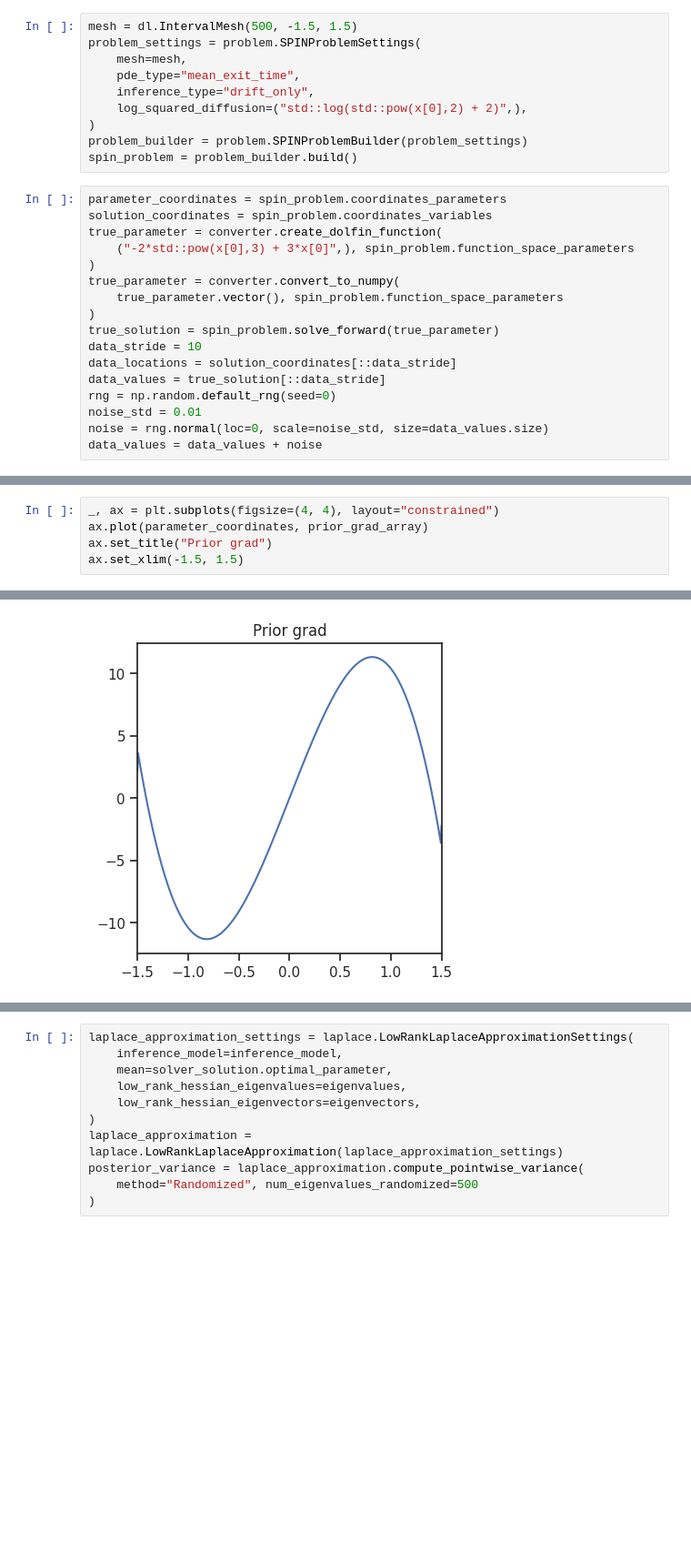
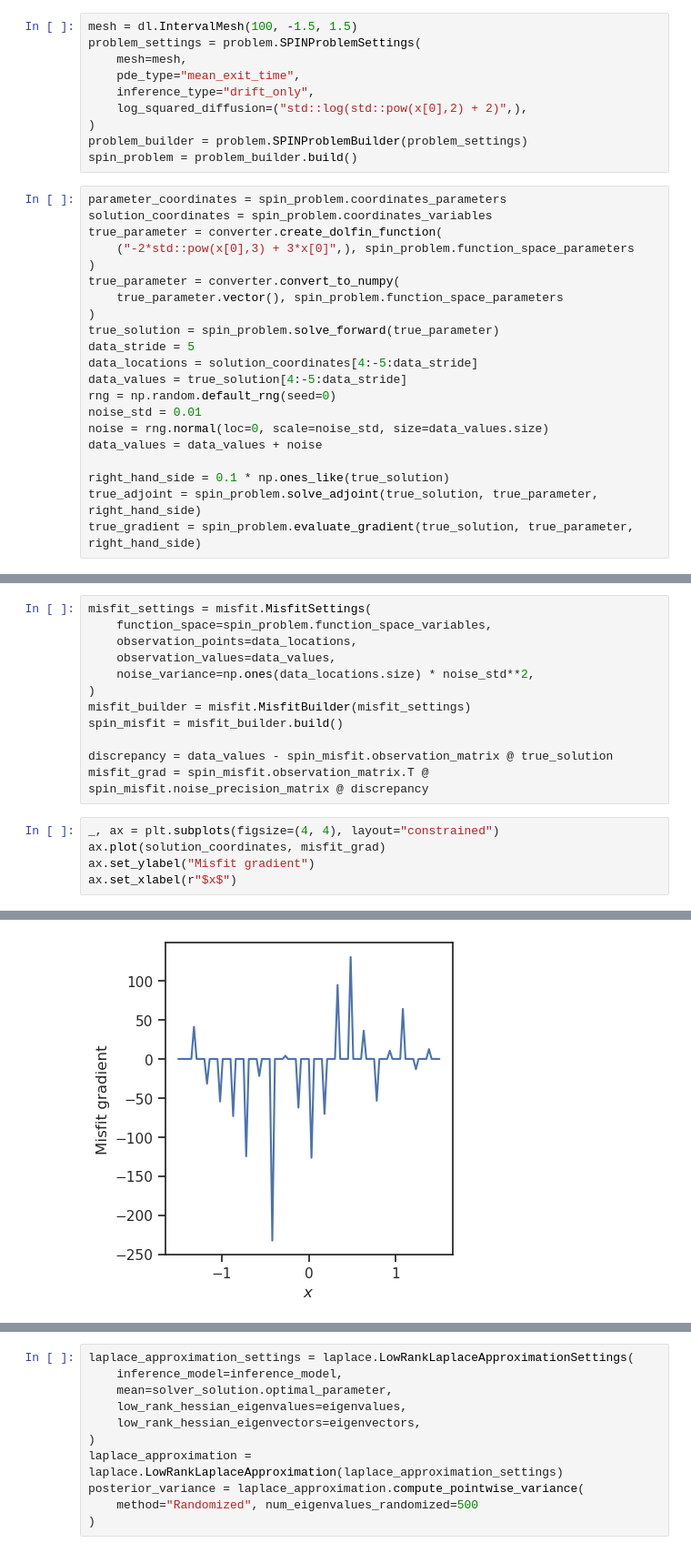
Before and after one commit to maximilian-kruse/SPIN, a Jupyter notebook: examples/1D_drift_mfpt.ipynb, the cells around one changed output, grey strips where cells are left out. Shown at 91% size. Drawn from its saved outputs; the diff is of its cells as text; blank space fills up the shorter version.

Commit message:
feat: Implement more transparent analysis for misfit object

```diff
--- a/examples/1D_drift_mfpt.ipynb
+++ b/examples/1D_drift_mfpt.ipynb
@@ -16,5 +17,5 @@ sns.set_theme(style="ticks")
 # %%
-mesh = dl.IntervalMesh(500, -1.5, 1.5)
+mesh = dl.IntervalMesh(100, -1.5, 1.5)
 problem_settings = problem.SPINProblemSettings(
     mesh=mesh,
     pde_type="mean_exit_time",
@@ -33,13 +34,17 @@ true_parameter = converter.convert_to_numpy(
     true_parameter.vector(), spin_problem.function_space_parameters
 )
 true_solution = spin_problem.solve_forward(true_parameter)
-data_stride = 10
-data_locations = solution_coordinates[::data_stride]
-data_values = true_solution[::data_stride]
+data_stride = 5
+data_locations = solution_coordinates[4:-5:data_stride]
+data_values = true_solution[4:-5:data_stride]
 rng = np.random.default_rng(seed=0)
 noise_std = 0.01
 noise = rng.normal(loc=0, scale=noise_std, size=data_values.size)
 data_values = data_values + noise
+
+right_hand_side = 0.1 * np.ones_like(true_solution)
+true_adjoint = spin_problem.solve_adjoint(true_solution, true_parameter, right_hand_side)
+true_gradient = spin_problem.evaluate_gradient(true_solution, true_parameter, right_hand_side)
 # %%
 _, axs = plt.subplots(nrows=1, ncols=2, figsize=(8, 4), layout="constrained")
 axs[0].plot(parameter_coordinates, true_parameter)
@@ -118,6 +170,18 @@ prior_grad_array = converter.convert_to_numpy(
+# %%
+misfit_settings = misfit.MisfitSettings(
+    function_space=spin_problem.function_space_variables,
+    observation_points=data_locations,
+    observation_values=data_values,
+    noise_variance=np.ones(data_locations.size) * noise_std**2,
+)
+misfit_builder = misfit.MisfitBuilder(misfit_settings)
+spin_misfit = misfit_builder.build()
+
+discrepancy = data_values - spin_misfit.observation_matrix @ true_solution
+misfit_grad = spin_misfit.observation_matrix.T @ spin_misfit.noise_precision_matrix @ discrepancy
 # %%
 _, ax = plt.subplots(figsize=(4, 4), layout="constrained")
-ax.plot(parameter_coordinates, prior_grad_array)
-ax.set_title("Prior grad")
-ax.set_xlim(-1.5, 1.5)
+ax.plot(solution_coordinates, misfit_grad)
+ax.set_ylabel("Misfit gradient")
+ax.set_xlabel(r"$x$")
 # %% [output]
@@ -125 +189 @@ ax.set_xlim(-1.5, 1.5)
-[figure, old version]
+[figure, new version]
```
Also changed, not shown: parts of 22 cells of this notebook, 4 other files.
